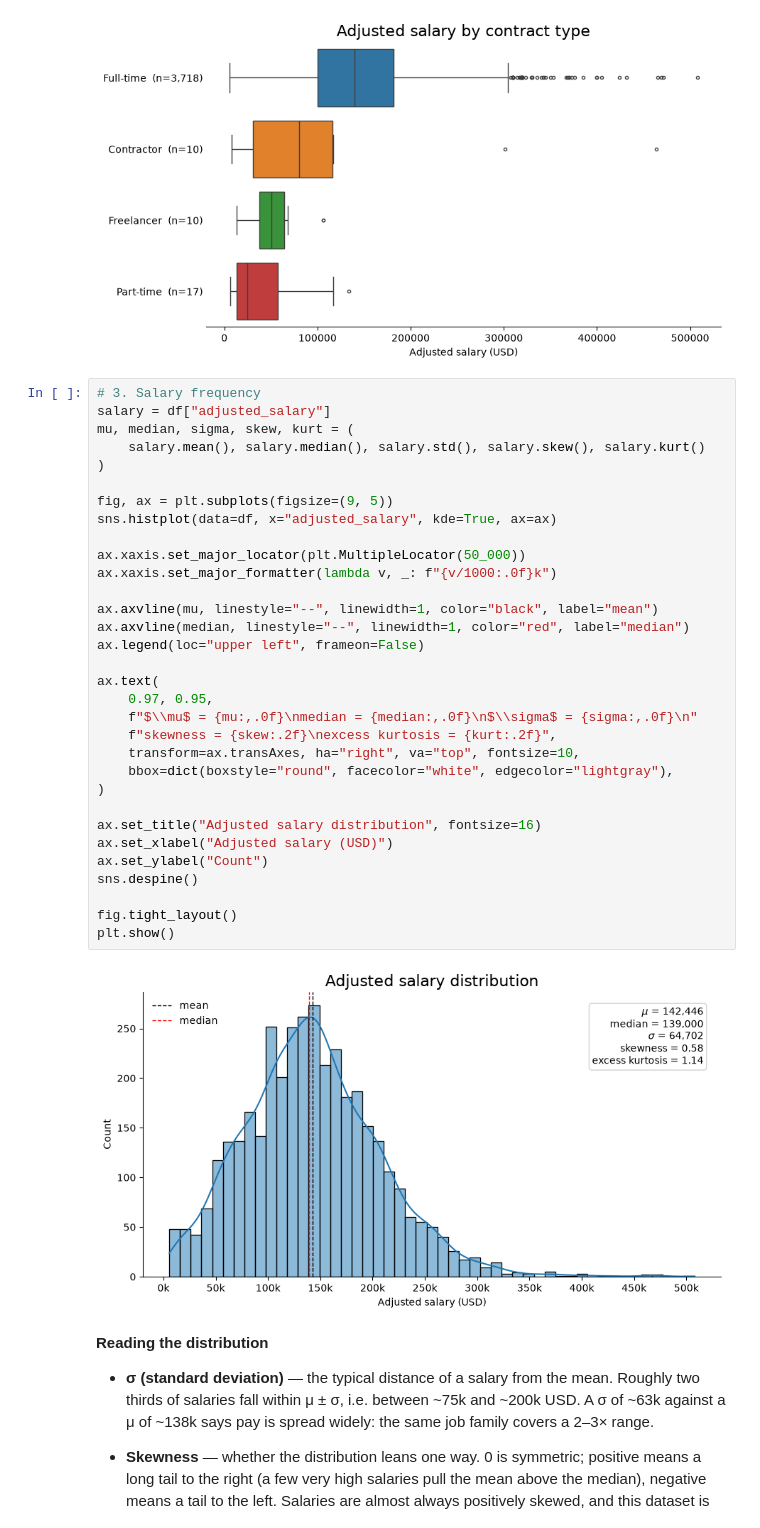
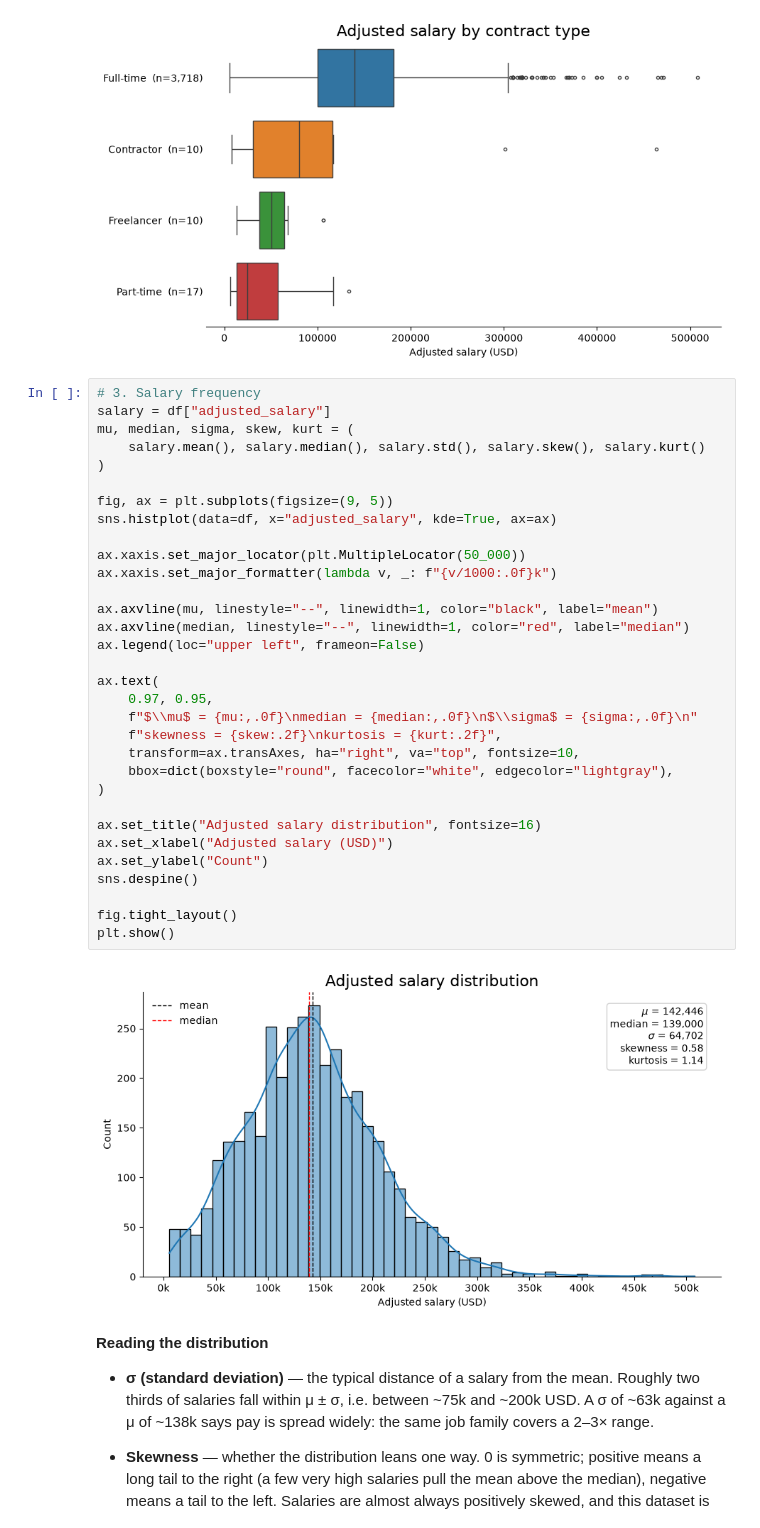
Before and after one commit to LaurinSiebert/ds_salaries, a Jupyter notebook: notebooks/01_exploration.ipynb, the cells around one changed output. Cells and saved outputs as stored; diff of their text form.

```diff
--- a/notebooks/01_exploration.ipynb
+++ b/notebooks/01_exploration.ipynb
@@ -260,35 +260,35 @@ plt.show()
 salary = df["adjusted_salary"]
 mu, median, sigma, skew, kurt = (
     salary.mean(), salary.median(), salary.std(), salary.skew(), salary.kurt()
 )
 
 fig, ax = plt.subplots(figsize=(9, 5))
 sns.histplot(data=df, x="adjusted_salary", kde=True, ax=ax)
 
 ax.xaxis.set_major_locator(plt.MultipleLocator(50_000))
 ax.xaxis.set_major_formatter(lambda v, _: f"{v/1000:.0f}k")
 
 ax.axvline(mu, linestyle="--", linewidth=1, color="black", label="mean")
 ax.axvline(median, linestyle="--", linewidth=1, color="red", label="median")
 ax.legend(loc="upper left", frameon=False)
 
 ax.text(
     0.97, 0.95,
     f"$\\mu$ = {mu:,.0f}\nmedian = {median:,.0f}\n$\\sigma$ = {sigma:,.0f}\n"
-    f"skewness = {skew:.2f}\nexcess kurtosis = {kurt:.2f}",
+    f"skewness = {skew:.2f}\nkurtosis = {kurt:.2f}",
     transform=ax.transAxes, ha="right", va="top", fontsize=10,
     bbox=dict(boxstyle="round", facecolor="white", edgecolor="lightgray"),
 )
 
 ax.set_title("Adjusted salary distribution", fontsize=16)
 ax.set_xlabel("Adjusted salary (USD)")
 ax.set_ylabel("Count")
 sns.despine()
 
 fig.tight_layout()
 plt.show()
 # %% [output]
-[figure, old version]
+[figure, new version]
 # %% [markdown]
 **Reading the distribution**
 
```
